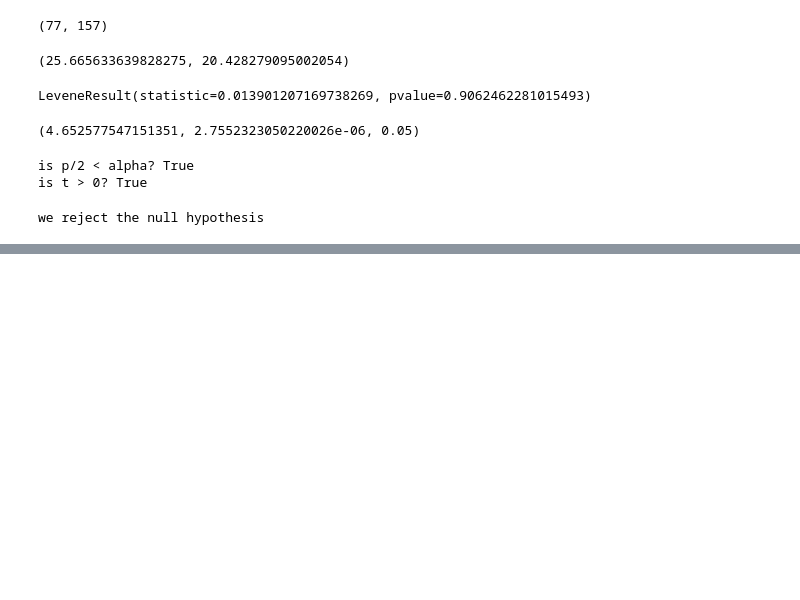
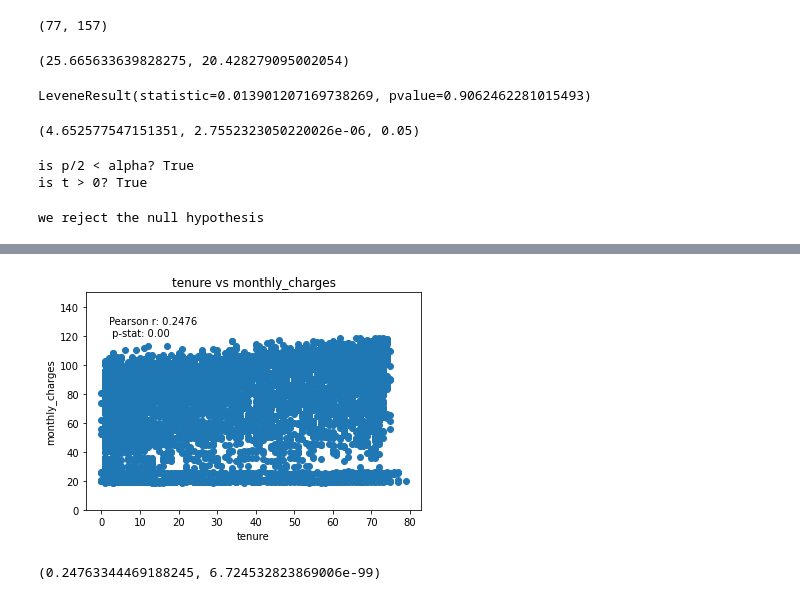
Before and after one commit to ian-james-johnson/data_science_notes, a Jupyter notebook: hypothesis_testing.ipynb, the cells around one changed output, grey strips where cells are left out. Saved outputs shown, nothing was run; the diff lists cells and outputs as text; code cells hidden in the pictures; blank space fills up the shorter version.

```diff
--- a/hypothesis_testing.ipynb
+++ b/hypothesis_testing.ipynb
@@ -331,0 +339,3 @@ we reject the null hypothesis
+# %%
+df = pd.read_csv('telco_storytelling.csv')
+df.head()
@@ -331,0 +370,21 @@ we reject the null hypothesis
+# %%
+#1
+# Does tenure correlate with monthly charges?
+# H0: tenure does not correlate with monthly charges
+# Ha: tenure does correlate with monthly charges
+
+x = df.tenure
+y = df.monthly_charges
+plt.scatter(x,y)
+plt.xlabel('tenure')
+plt.ylabel('monthly_charges')
+plt.title('tenure vs monthly_charges')
+plt.ylim(0, 150)
+plt.annotate(f'Pearson r: {stats.pearsonr(x,y)[0]:.4f}\n p-stat: {stats.pearsonr(x, y)[1]:.2f}', xy = (2, 120))
+plt.show()
+# %% [output]
+[figure, added]
+# %%
+stats.pearsonr(x, y)
+# %% [output]
+(0.24763344469188245, 6.724532823869006e-99)
```
Also changed, not shown: parts of 40 cells of this notebook.
